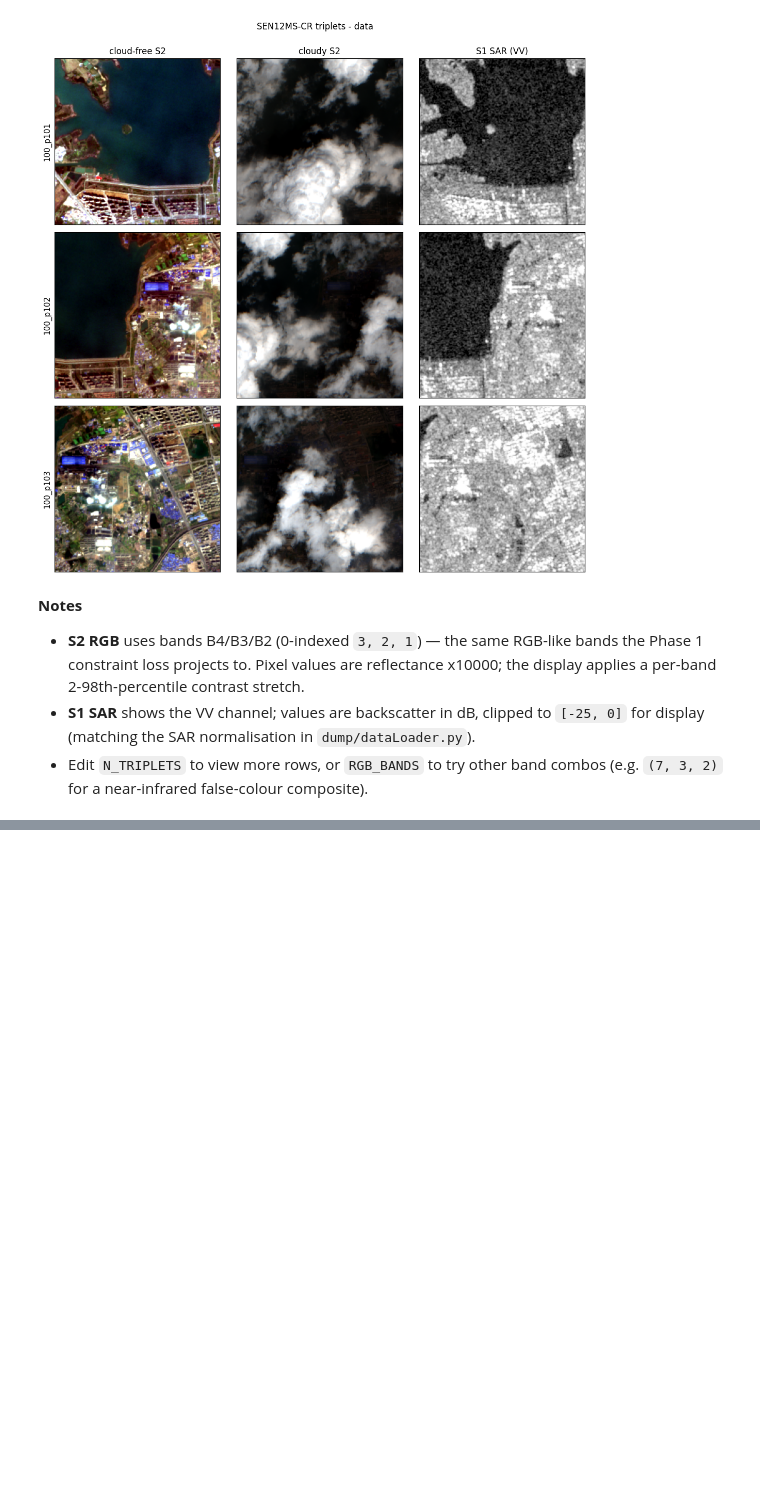
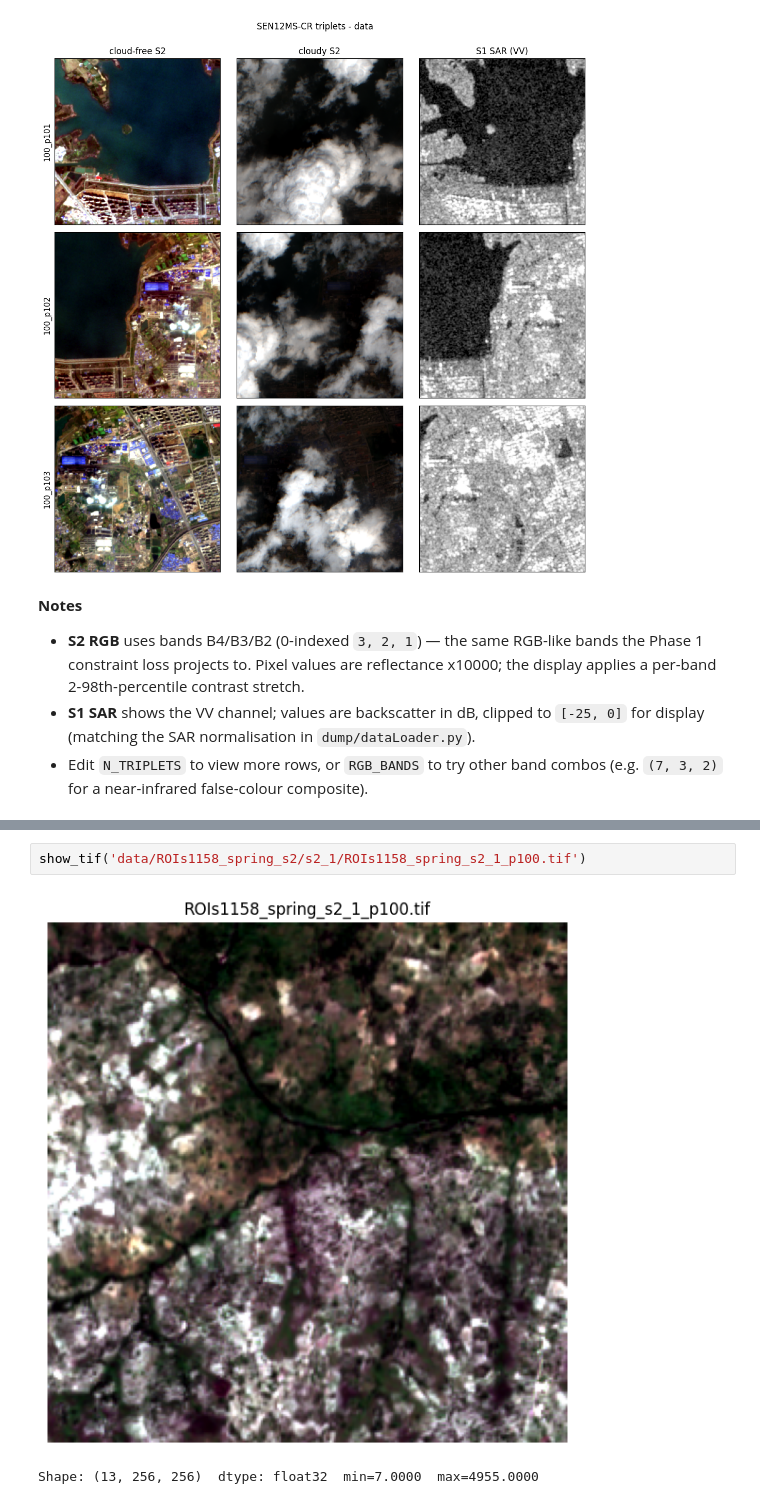
Before and after one commit to weikaylee/cs159, a Jupyter notebook: view_triplets.ipynb, the cells around one changed output, grey strips where cells are left out. Drawn from its saved outputs; the diff is of its cells as text; blank space fills up the shorter version.

```diff
--- a/view_triplets.ipynb
+++ b/view_triplets.ipynb
@@ -174,0 +175,5 @@ Shape: (13, 256, 256)  dtype: float32  min=0.0023  max=0.2726
+# %%
+show_tif('data/ROIs1158_spring_s2/s2_1/ROIs1158_spring_s2_1_p100.tif')
+# %% [output]
+[figure, added]
+Shape: (13, 256, 256)  dtype: float32  min=7.0000  max=4955.0000
```
Also changed, not shown: parts of 1 cell of this notebook, 12 other files.
